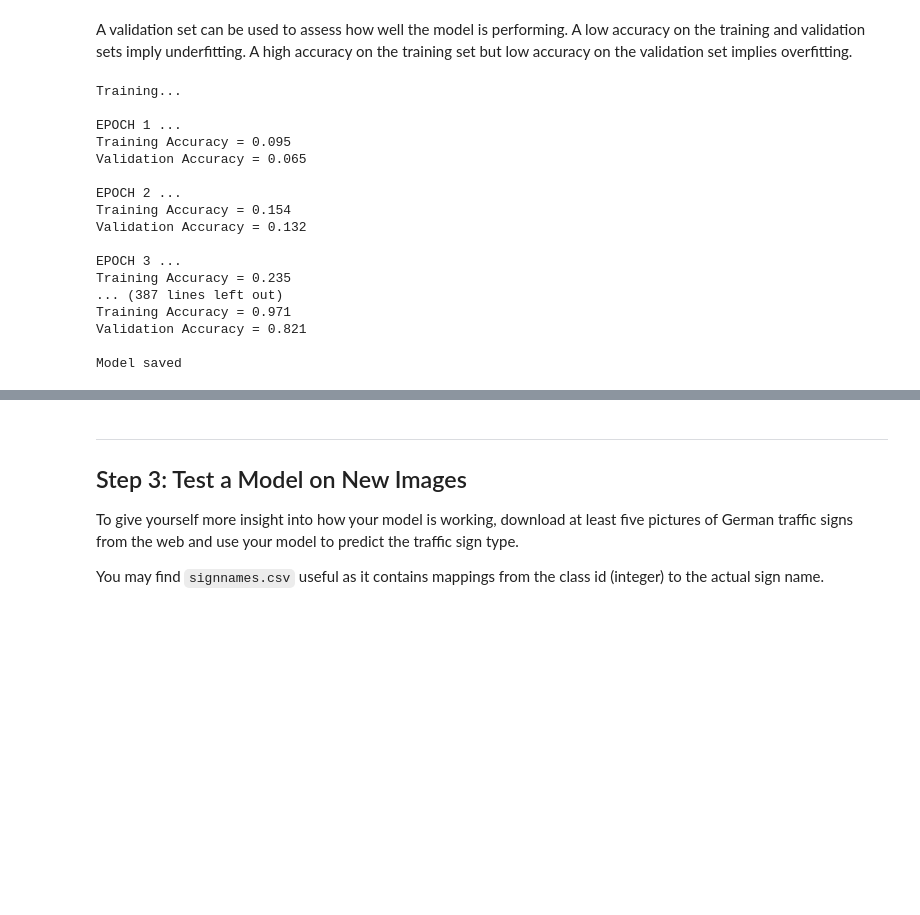
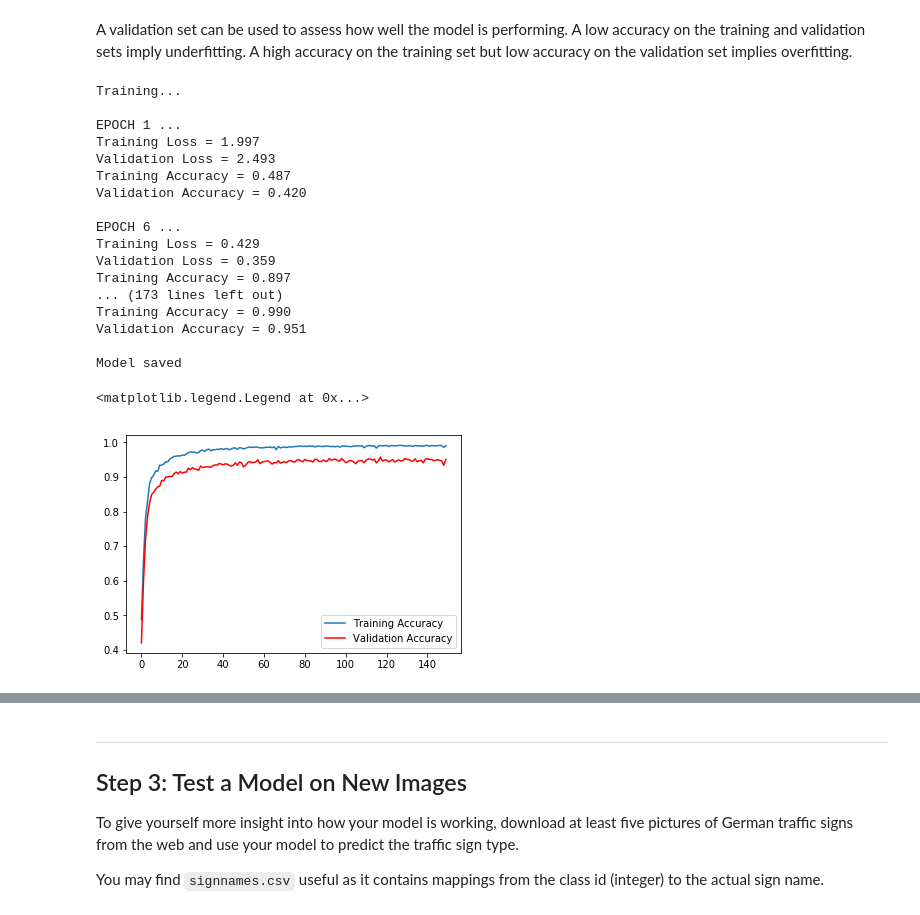
Before and after one commit to japinder007/CarND-Traffic-Sign-Classifier-Project, a Jupyter notebook: Traffic_Sign_Classifier.ipynb, the cells around one changed output, grey strips where cells are left out. Drawn from its saved outputs; the diff is of its cells as text; code cells hidden in the pictures; blank space fills up the shorter version.

Commit message:
95% validation accuracy parameters

```diff
--- a/Traffic_Sign_Classifier.ipynb
+++ b/Traffic_Sign_Classifier.ipynb
@@ -266,13 +278,18 @@ def evaluate(X_data, y_data):
     sess = tf.get_default_session()
     for offset in range(0, num_examples, BATCH_SIZE):
         batch_x, batch_y = X_data[offset:offset+BATCH_SIZE], y_data[offset:offset+BATCH_SIZE]
-        accuracy = sess.run(accuracy_operation, feed_dict={x: batch_x, y: batch_y, keep_prob: 1.0})
+        accuracy, loss = sess.run([accuracy_operation, loss_operation], feed_dict={x: batch_x, y: batch_y, keep_prob: 1.0})
         total_accuracy += (accuracy * len(batch_x))
-    return total_accuracy / num_examples
+    return (total_accuracy / num_examples, loss)
 # %%
 from sklearn.utils import shuffle
-EPOCHS = 100
+EPOCHS = 150
 BATCH_SIZE = 64
+PRINT_STEP = 5
+training_accuracies = []
+validation_accuracies = []
+training_losses = []
+validation_losses = []
 with tf.Session() as sess:
     sess.run(tf.global_variables_initializer())
     num_examples = len(X_train)
@@ -284,14 +301,28 @@ with tf.Session() as sess:
         for offset in range(0, num_examples, BATCH_SIZE):
             end = offset + BATCH_SIZE
             batch_x, batch_y = X_train[offset:end], y_train[offset:end]
-            sess.run(training_operation, feed_dict={x: batch_x, y: batch_y, keep_prob:0.5})
+            _, loss = sess.run([training_operation, loss_operation], feed_dict={x: batch_x, y: batch_y, keep_prob:0.6})
 
-        training_accuracy = evaluate(X_train, y_train)
-        print("EPOCH {} ...".format(i+1))
-        print("Training Accuracy = {:.3f}".format(training_accuracy))
-        validation_accuracy = evaluate(X_valid, y_valid)
-        print("Validation Accuracy = {:.3f}".format(validation_accuracy))
-        print()
+        training_accuracy, training_loss = evaluate(X_train, y_train)
+        training_accuracies.append(training_accuracy)
+        training_losses.append(training_loss)
+        validation_accuracy, validation_loss = evaluate(X_valid, y_valid)
+        validation_accuracies.append(validation_accuracy)
+        validation_losses.append(validation_loss)
+        if i % PRINT_STEP == 0:
+            print("EPOCH {} ...".format(i+1))
+            print("Training Loss = {:.3f}".format(training_loss))
+            print("Validation Loss = {:.3f}".format(validation_loss))
+            print("Training Accuracy = {:.3f}".format(training_accuracy))
+            print("Validation Accuracy = {:.3f}".format(validation_accuracy))
+            print()
+
+    print("EPOCH {} ...".format(i+1))
+    print("Training Loss = {:.3f}".format(training_loss))
+    print("Validation Loss = {:.3f}".format(validation_loss))
+    print("Training Accuracy = {:.3f}".format(training_accuracy))
+    print("Validation Accuracy = {:.3f}".format(validation_accuracy))
+    print()
 
     saver.save(sess, './lenet')
     print("Model saved")
@@ -299,17 +330,26 @@ with tf.Session() as sess:
 Training...
 
 EPOCH 1 ...
-Training Accuracy = 0.095
-Validation Accuracy = 0.065
+Training Loss = 1.997
+Validation Loss = 2.493
+Training Accuracy = 0.487
+Validation Accuracy = 0.420
 
-EPOCH 2 ...
-Training Accuracy = 0.154
-Validation Accuracy = 0.132
-
-EPOCH 3 ...
-Training Accuracy = 0.235
-... (387 lines left out)
-Training Accuracy = 0.971
-Validation Accuracy = 0.821
+EPOCH 6 ...
+Training Loss = 0.429
+Validation Loss = 0.359
+Training Accuracy = 0.897
+... (173 lines left out)
+Training Accuracy = 0.990
+Validation Accuracy = 0.951
 
 Model saved
+# %%
+import matplotlib.pyplot as plt
+%matplotlib inline
+line_tr, = plt.plot(training_accuracies, label='Training Accuracy')
+line_val, = plt.plot(validation_accuracies, 'r', label='Validation Accuracy')
+plt.legend(handles=[line_tr, line_val])
+# %% [output]
+<matplotlib.legend.Legend at 0x...>
+[figure, added]
```
Also changed, not shown: parts of 7 cells of this notebook.
